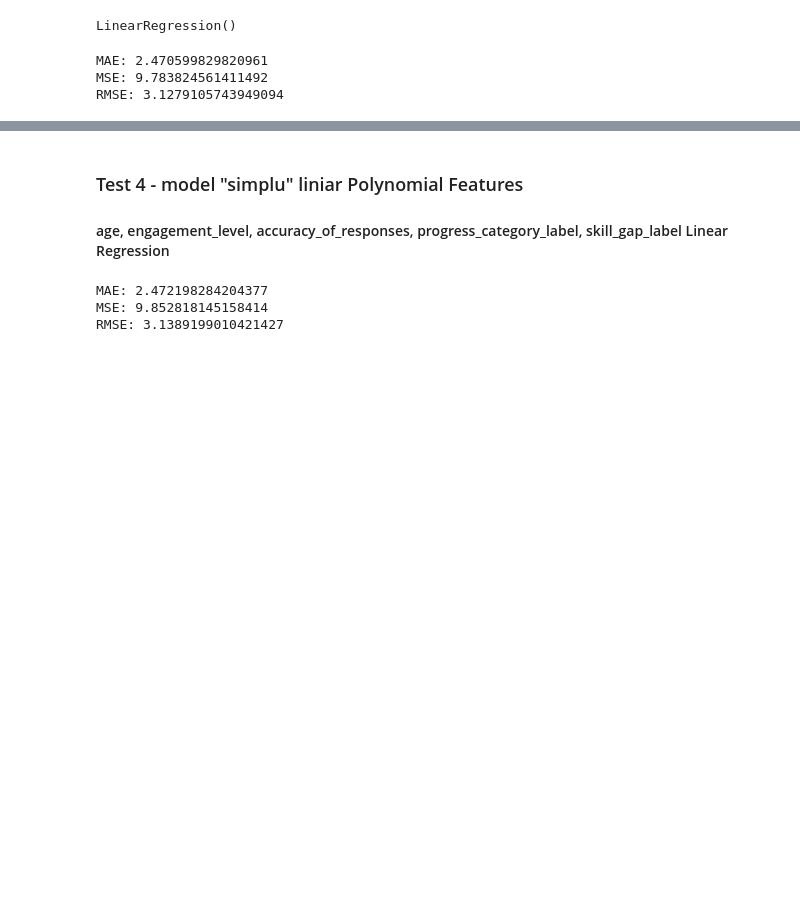
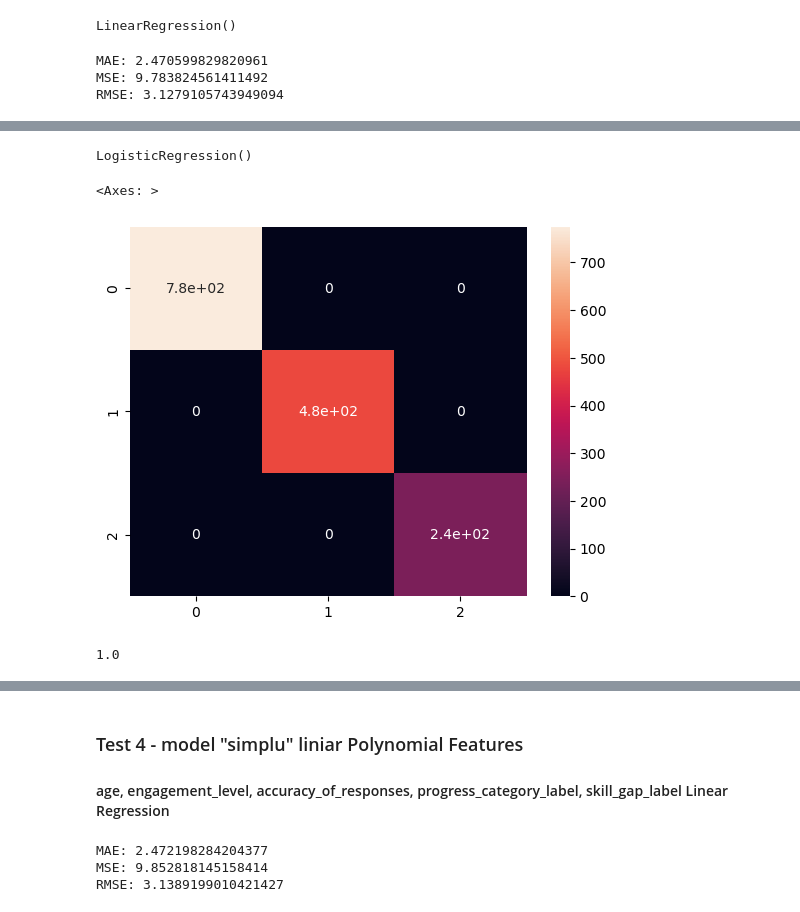
Before and after one commit to ArthurHastings/IntelligentClassroom, a Jupyter notebook: Proiect feb (1).ipynb, the cells around one changed output, grey strips where cells are left out. Saved outputs shown, nothing was run; the diff lists cells and outputs as text; code cells hidden in the pictures; blank space fills up the shorter version.

```diff
--- a/Proiect feb (1).ipynb
+++ b/Proiect feb (1).ipynb
@@ -399,0 +455,20 @@ RMSE: 3.1279105743949094
+# %%
+X_train_scaled = scaler.fit_transform(X_train)
+X_test_scaled = scaler.transform(X_test)
+# %%
+log_model2 = LogisticRegression()
+# %%
+log_model2.fit(X_train_scaled, y_train)
+# %% [output]
+LogisticRegression()
+# %%
+y_pred2 = log_model2.predict(X_test_scaled)
+# %%
+sns.heatmap(confusion_matrix(y_test, y_pred2), annot=True)
+# %% [output]
+<Axes: >
+[figure, added]
+# %%
+accuracy_score(y_test, y_pred2)
+# %% [output]
+1.0
```
Also changed, not shown: parts of 24 cells of this notebook.
